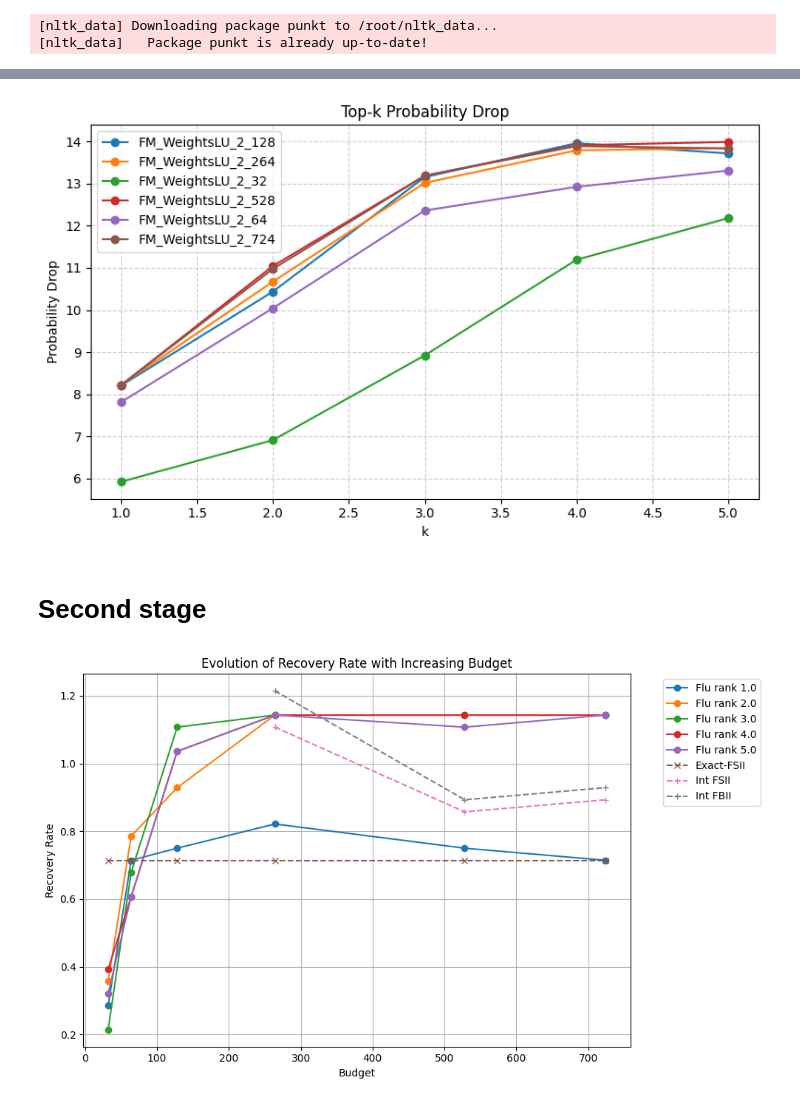
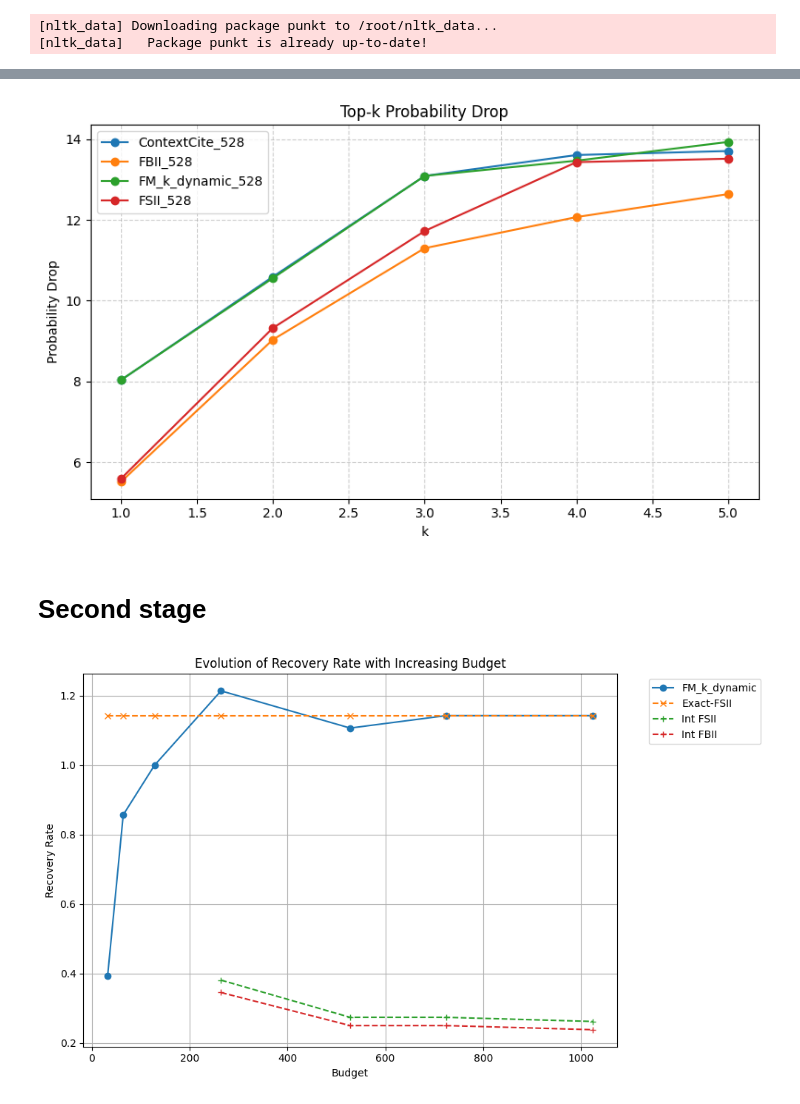
Before and after one commit to iNema9590/LLMX, a Jupyter notebook: Notebooks/musique_shap.ipynb, the cells around one changed output, grey strips where cells are left out. Cells and saved outputs as stored; diff of their text form; code cells hidden in the pictures.

Commit message:
FM with dynamic rank

```diff
--- a/Notebooks/musique_shap.ipynb
+++ b/Notebooks/musique_shap.ipynb
@@ -441,7 +434,7 @@ import matplotlib.pyplot as plt
 df_reset = df_res.reset_index().rename(columns={'index': 'method'})
 
 # Separate constant methods (no budget) and budgeted methods
-constant_methods = ['LOO', 'ARC-JSD', 'Exact-FSII']
+constant_methods = ['LOO', 'ARC-JSD', 'Exact-FSII', 'Exact-Shap']
 df_const = df_reset[df_reset['method'].isin(constant_methods)]
 df_budgeted = df_reset[~df_reset['method'].isin(constant_methods)]
 
@@ -457,7 +450,7 @@ def plot_metric(metric, ylabel):
     # Plot budgeted families
     families = df_budgeted['family'].unique()
     for fam in families:
-        if 'LK' not in fam:
+        if 'LK' not in fam and "Wei" not in method:
             subset = df_budgeted[df_budgeted['family'] == fam]
             plt.plot(subset['budget'], subset[metric], marker='o', label=fam)
 
@@ -480,11 +473,11 @@ def plot_metric(metric, ylabel):
 # Plot R²
 # plot_metric("R2", "R²")
 
-plot_metric("Recall@1", "Recall 1")
-plot_metric("Recall@2", "Recall 2")
-plot_metric("Recall@3", "Recall 3")
-plot_metric("Recall@4", "Recall 4")
-plot_metric("Recall@5", "Recall 5")
+# plot_metric("Recall@1", "Recall 1")
+# plot_metric("Recall@2", "Recall 2")
+# plot_metric("Recall@3", "Recall 3")
+# plot_metric("Recall@4", "Recall 4")
+# plot_metric("Recall@5", "Recall 5")
 # %% [output]
 A value is trying to be set on a copy of a slice from a DataFrame.
 Try using .loc[row_indexer,col_indexer] = value instead
@@ -506,7 +502,7 @@ import pandas as pd
 import matplotlib.pyplot as plt
 
 # Filter budgeted methods at budget = 274
-df_budgeted_264 = df_budgeted[df_budgeted['budget'] == 264]
+df_budgeted_264 = df_budgeted[df_budgeted['budget'] == 1024]
 
 # Metrics to plot
 recall_metrics = [f"Recall@{k}" for k in range(1, 6)]
@@ -755,7 +756,7 @@ plot_topk_for_budget(724)
 # %%
 plt.figure(figsize=(8, 5))
 for method in df_res.index:
-    if "FM_WeightsLU_2" in method:
+    if "528" in method and "Wei" not in method:
         plt.plot(
             [1, 2, 3,4,5],
             df_res.loc[method, ['topk_probability_k1', 'topk_probability_k2', 'topk_probability_k3', 'topk_probability_k4', 'topk_probability_k5']],
@@ -771,4 +772,4 @@ plt.grid(True, linestyle='--', alpha=0.6)
 plt.tight_layout()
 plt.show()
 # %% [output]
-[figure, old version]
+[figure, new version]
@@ -785,7 +786,7 @@ def evaluate_methods(extras, k, m, interaction_type="max"):
 
     for exp in extras:
         for method in methods:
-            if "Fl" in method:
+            if "Fl" in method or "FM" in method:
                 # Flu is a matrix
                 value = exp[method][k][m]
                 all_values = exp[method].flatten()
@@ -822,45 +823,48 @@ for i, j in enumerate(np.array(list(evaluate_methods(extras, k=0, m=1, interacti
 rows = []
 for k, v in rr.items():
     parts = k.split("_")
     if parts[0] == "Flu" and parts[1]!='0':
         _, rank, budget = parts
         rows.append({"method": "Flu", "rank": int(rank), "budget": int(budget), "recovery": v})
-    elif parts[0] == "Flk" and parts[1]!='0':
-        _, rank, budget = parts
-        rows.append({"method": "Flk", "rank": int(rank), "budget": int(budget), "recovery": v})
+    elif parts[0] == "FM"and parts[3]!='0':
+        _,_,_,budget = parts
+        rows.append({"method": f'FM_k_dynamic', "budget": int(budget), "recovery": v})
     elif parts[0] == "Int":
         _, name, budget = parts
-        rows.append({"method": name, "rank": None, "budget": int(budget), "recovery": v})
+        rows.append({"method": name, "budget": int(budget), "recovery": v})
 
 df = pd.DataFrame(rows)
 
 # Plot
 plt.figure(figsize=(10, 6))
 
 # Plot Flu (different ranks as lines)
-for rank in sorted(df[df["method"]=="Flu"]["rank"].unique()):
-    sub = df[(df["method"]=="Flu") & (df["rank"]==rank)].sort_values("budget")
-    plt.plot(sub["budget"], sub["recovery"], marker="o", label=f"Flu rank {rank}")
-# for rank in sorted(df[df["method"]=="Flk"]["rank"].unique()):
-#     sub = df[(df["method"]=="Flk") & (df["rank"]==rank)].sort_values("budget")
-#     plt.plot(sub["budget"], sub["recovery"], marker="o", label=f"Flk rank {rank}")
-plt.plot(sub["budget"],rr['Exact-FSII']*np.ones(6), marker="x", linestyle="--", label=f"Exact-FSII")
+# for rank in sorted(df[df["method"]=="Flu"]["rank"].unique()):
+#     sub = df[(df["method"]=="Flu") & (df["rank"]==rank)].sort_values("budget")
+#     plt.plot(sub["budget"], sub["recovery"]/3, marker="o", label=f"Flu rank {rank}")
+
+# for rank in sorted(df[df["method"]=="FM_k_dynamic"]["rank"].unique()):
+#     sub = df[(df["method"]=="FM_k_dynamic") & (df["rank"]==rank)].sort_values("budget")
+#     plt.plot(sub["budget"], sub["recovery"]/3, marker="o", label=f"FM_k_dynamic rank {rank}")
+# for rank in sorted(df[df["method"]=="FM_r_dynamic"]):
+sub1 = df[(df["method"]=="FM_k_dynamic")].sort_values("budget")
+plt.plot(sub1["budget"], sub1["recovery"], marker="o", label=f"FM_k_dynamic")
+plt.plot(sub1["budget"],rr['Exact-FSII']*np.ones(7), marker="x", linestyle="--", label=f"Exact-FSII")
 
 # Plot Int methods (evolve with budget, start at 264)
 for m in df[df["method"].isin(["FSII","FBII","Spex"])]['method'].unique():
     sub = df[df["method"]==m].sort_values("budget")
-    plt.plot(sub["budget"], sub["recovery"], marker="+", linestyle="--", label=f"Int {m}")
-
+    plt.plot(sub["budget"], sub["recovery"]/3, marker="+", linestyle="--", label=f"Int {m}")
 
 
 
 plt.xlabel("Budget")
 plt.ylabel("Recovery Rate")
 plt.title("Evolution of Recovery Rate with Increasing Budget")
 plt.legend(bbox_to_anchor=(1.05, 1), loc="upper left")
 plt.grid(True)
 plt.tight_layout()
 plt.show()
 # %% [output]
-[figure, old version]
+[figure, new version]
 # %%
```
Also changed, not shown: parts of 20 cells of this notebook, 2 other files.
